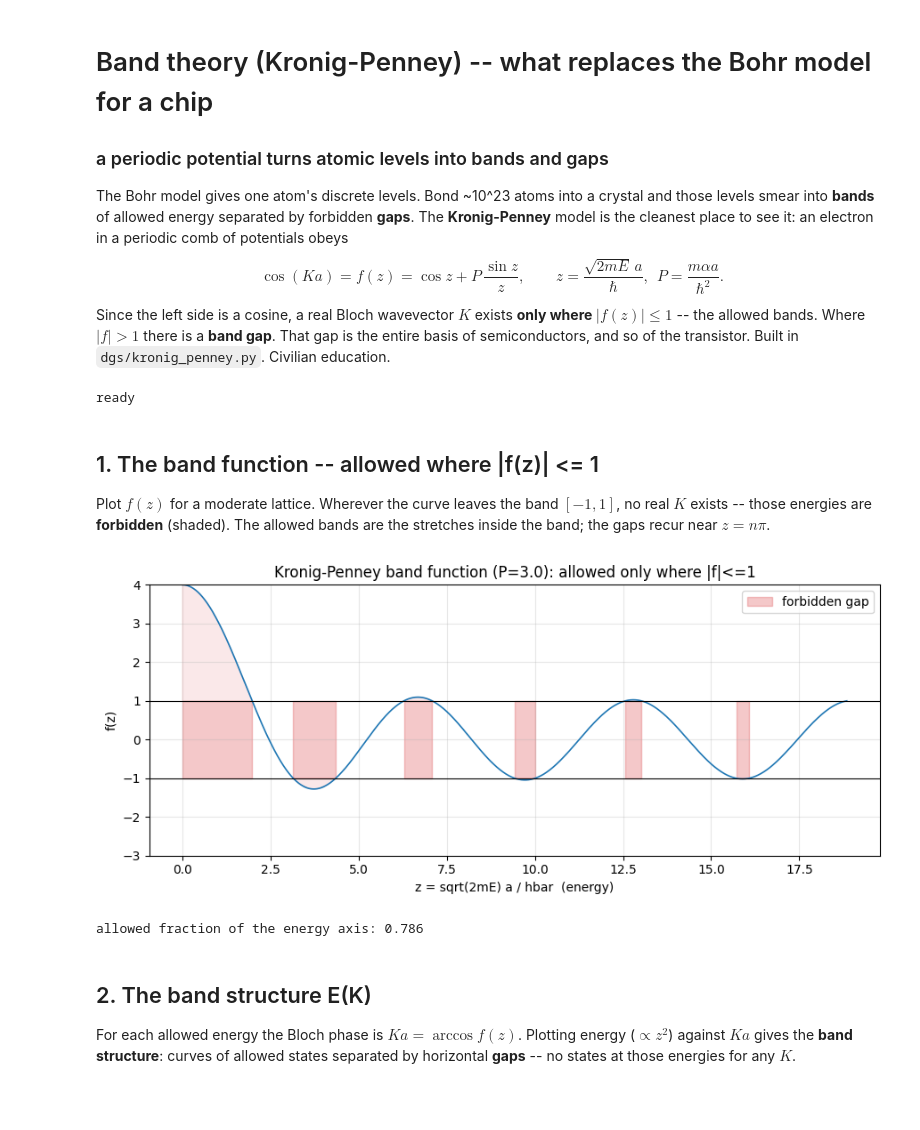
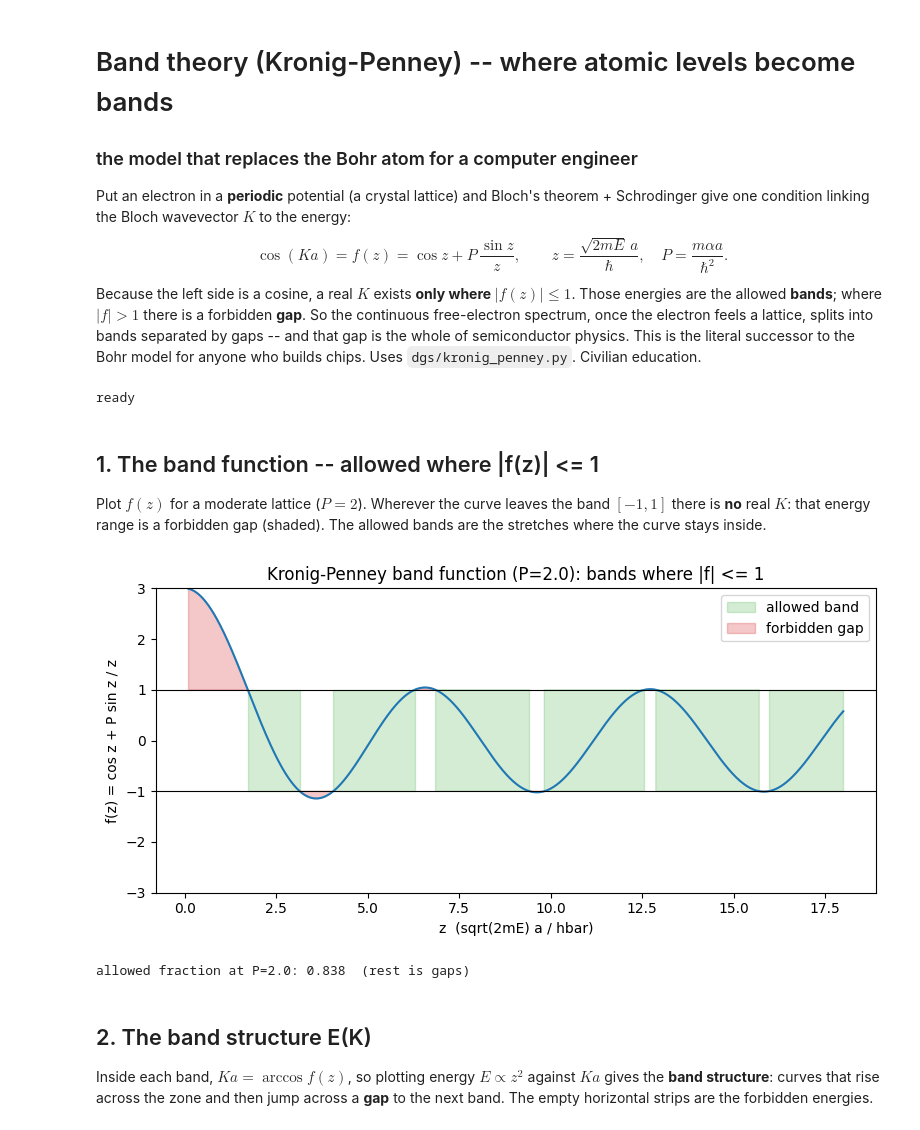
Before and after one commit to ColinsCoding/Dispersion-Assisted-GS-Phase-Recovery, a Jupyter notebook: notebooks/kronig_penney_bands.ipynb, the cells around one changed output. Cells and saved outputs as stored; diff of their text form; code cells hidden in the pictures; blank space fills up the shorter version.

```diff
--- a/notebooks/kronig_penney_bands.ipynb
+++ b/notebooks/kronig_penney_bands.ipynb
@@ -1,15 +1,16 @@
 # %% [markdown]
-# Band theory (Kronig-Penney) -- what replaces the Bohr model for a chip
-### a periodic potential turns atomic levels into bands and gaps
+# Band theory (Kronig-Penney) -- where atomic levels become bands
+### the model that replaces the Bohr atom for a computer engineer
 
-The Bohr model gives one atom's discrete levels. Bond ~10^23 atoms into a crystal and
-those levels smear into **bands** of allowed energy separated by forbidden **gaps**.
-The **Kronig-Penney** model is the cleanest place to see it: an electron in a periodic
-comb of potentials obeys
-$$\cos(Ka)=f(z)=\cos z+P\,\frac{\sin z}{z},\qquad z=\frac{\sqrt{2mE}\,a}{\hbar},\ \ P=\frac{m\alpha a}{\hbar^2}.$$
-Since the left side is a cosine, a real Bloch wavevector $K$ exists **only where
-$|f(z)|\le1$** -- the allowed bands. Where $|f|>1$ there is a **band gap**. That gap is
-the entire basis of semiconductors, and so of the transistor. Built in
+Put an electron in a **periodic** potential (a crystal lattice) and Bloch's theorem +
+Schrodinger give one condition linking the Bloch wavevector $K$ to the energy:
+$$\cos(Ka)=f(z)=\cos z + P\,\frac{\sin z}{z},\qquad z=\frac{\sqrt{2mE}\,a}{\hbar},\quad
+P=\frac{m\alpha a}{\hbar^2}.$$
+Because the left side is a cosine, a real $K$ exists **only where $|f(z)|\le1$**. Those
+energies are the allowed **bands**; where $|f|>1$ there is a forbidden **gap**. So the
+continuous free-electron spectrum, once the electron feels a lattice, splits into
+bands separated by gaps -- and that gap is the whole of semiconductor physics. This is
+the literal successor to the Bohr model for anyone who builds chips. Uses
 `dgs/kronig_penney.py`. Civilian education.
 # %%
 import numpy as np, matplotlib.pyplot as plt
@@ -22,29 +23,28 @@ ready
 # %% [markdown]
 ## 1. The band function -- allowed where |f(z)| <= 1
 
-Plot $f(z)$ for a moderate lattice. Wherever the curve leaves the band $[-1,1]$, no
-real $K$ exists -- those energies are **forbidden** (shaded). The allowed bands are
-the stretches inside the band; the gaps recur near $z=n\pi$.
+Plot $f(z)$ for a moderate lattice ($P=2$). Wherever the curve leaves the band
+$[-1,1]$ there is **no** real $K$: that energy range is a forbidden gap (shaded). The
+allowed bands are the stretches where the curve stays inside.
 # %%
-P = 3.0
-z = np.linspace(1e-4, 6*np.pi, 4000)
+z = np.linspace(0.1, 18, 4000); P = 2.0
 f = kp.kp_rhs(z, P)
-plt.figure(figsize=(9,4))
-plt.plot(z, f, lw=1.2)
+plt.figure(figsize=(8,4))
+plt.plot(z, f, lw=1.5)
 plt.axhline(1, color="k", lw=0.8); plt.axhline(-1, color="k", lw=0.8)
-plt.fill_between(z, -1, 1, where=~kp.allowed(z, P), color="C3", alpha=0.25, label="forbidden gap")
-plt.fill_between(z, f, np.sign(f), where=np.abs(f)>1, color="C3", alpha=0.1)
-plt.ylim(-3, 4); plt.xlabel("z = sqrt(2mE) a / hbar  (energy)"); plt.ylabel("f(z)")
-plt.title(f"Kronig-Penney band function (P={P}): allowed only where |f|<=1"); plt.legend()
-plt.grid(alpha=0.3); plt.tight_layout(); plt.show()
-print(f"allowed fraction of the energy axis: {kp.allowed_fraction(P):.3f}")
+plt.fill_between(z, -1, 1, where=np.abs(f) <= 1, color="C2", alpha=0.2, label="allowed band")
+plt.fill_between(z, f, np.sign(f), where=np.abs(f) > 1, color="C3", alpha=0.25, label="forbidden gap")
+plt.ylim(-3, 3); plt.xlabel("z  (sqrt(2mE) a / hbar)"); plt.ylabel("f(z) = cos z + P sin z / z")
+plt.title(f"Kronig-Penney band function (P={P}): bands where |f| <= 1"); plt.legend()
+plt.tight_layout(); plt.show()
+print(f"allowed fraction at P={P}: {kp.allowed_fraction(P):.3f}  (rest is gaps)")
 # %% [output]
-[figure, old version]
+[figure, new version]
-allowed fraction of the energy axis: 0.786
+allowed fraction at P=2.0: 0.838  (rest is gaps)
 # %% [markdown]
 ## 2. The band structure E(K)
 
-For each allowed energy the Bloch phase is $Ka=\arccos f(z)$. Plotting energy
-($\propto z^2$) against $Ka$ gives the **band structure**: curves of allowed states
-separated by horizontal **gaps** -- no states at those energies for any $K$.
+Inside each band, $Ka=\arccos f(z)$, so plotting energy $E\propto z^2$ against $Ka$
+gives the **band structure**: curves that rise across the zone and then jump across a
+**gap** to the next band. The empty horizontal strips are the forbidden energies.
 # %%
```
Also changed, not shown: parts of 8 cells of this notebook, 1 other file.
